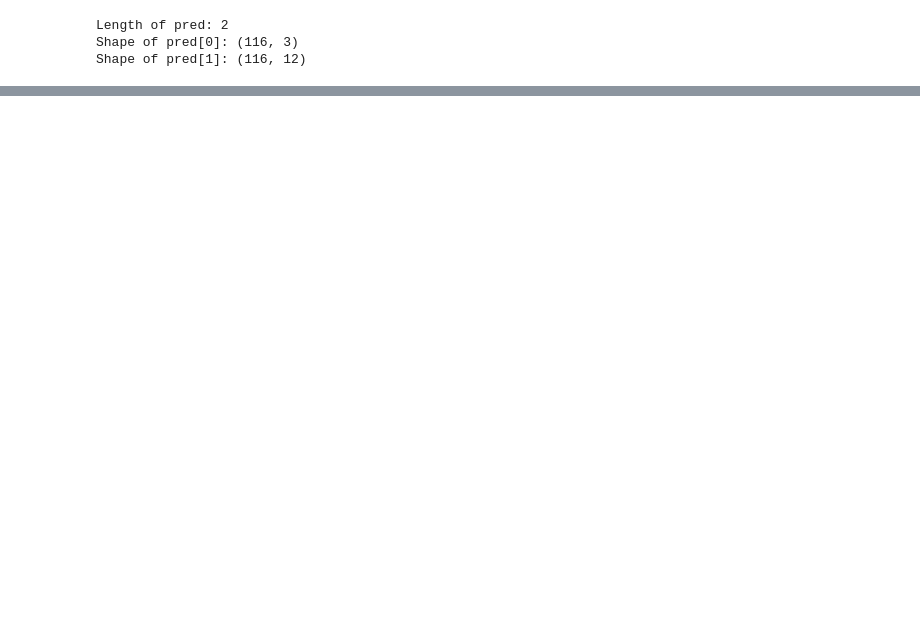
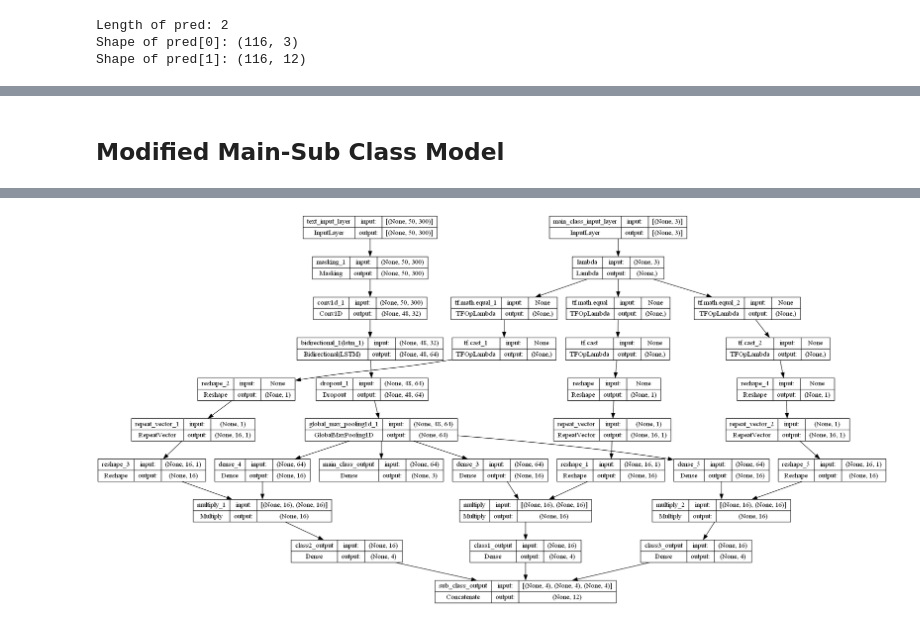
Before and after one commit to AthimetA/Chefbot, a Jupyter notebook: chefbot_Main_Sub_Baseline.ipynb, the cells around one changed output, grey strips where cells are left out. Saved outputs shown, nothing was run; the diff lists cells and outputs as text; code cells hidden in the pictures; blank space fills up the shorter version.

Commit message:
Test model done

```diff
--- a/chefbot_Main_Sub_Baseline.ipynb
+++ b/chefbot_Main_Sub_Baseline.ipynb
@@ -682,0 +683,70 @@ weighted avg       0.12      0.16      0.12       116
+# %% [markdown]
+## **Modified Main-Sub Class Model**
+# %%
+# Test model
+max_len = 50
+word_vector_size = 300
+main_class_label = ['class1', 'class2', 'class3']
+sub_class_label = {'class1': ['sub11', 'sub12', 'sub13', 'sub14'],
+                   'class2': ['sub21', 'sub22', 'sub23', 'sub24'],
+                   'class3': ['sub31', 'sub32', 'sub33', 'sub34']}
+# Test model
+# Define inputs
+text_input_layer  = Input(shape=(max_len, word_vector_size), dtype='float32', name='text_input_layer')
+main_class_input_layer  = Input(shape=(len(main_class_label),), dtype='float32', name='main_class_input_layer')
+
+# Define layers
+masking_layer = Masking(mask_value=0.0)(text_input_layer)
+conv1d_layer_1 = Conv1D(filters=32, kernel_size=3, activation='relu')(masking_layer)
+bi_lstm_layer_1 = Bidirectional(LSTM(32, return_sequences=True))(conv1d_layer_1)
+dropout_layer_1 = Dropout(0.2)(bi_lstm_layer_1)
+global_max_pooling_layer_1 = GlobalMaxPooling1D()(dropout_layer_1)
+
+# Main class output
+main_class_output_layer = Dense(len(main_class_label), activation='softmax', name='main_class_output')(global_max_pooling_layer_1)
+
+# Argmax of main class input
+main_class_input_argmax = Lambda(lambda x: K.argmax(x))(main_class_input_layer)
+
+# Sub class output
+sub_class_output_layers = {}
+for main_class in main_class_label:
+    # Create binary mask that is 1 only when the main class is correct
+    # Current shpae of main class input argmax is (None, )
+    binary_mask = K.cast(K.equal(main_class_input_argmax, main_class_label.index(main_class)), dtype='float32')
+    # Reshape the binary mask to (None, 1)
+    reshape_binary_mask = Reshape((-1,))(binary_mask)
+    # Repeat the binary mask to (None, 16, 1)
+    repeat_binary_mask = RepeatVector(16)(reshape_binary_mask)
+    # Reshape the binary mask to (None, 16)
+    reshape_repeat_binary_mask = Reshape((16,))(repeat_binary_mask)
+
+    # Define dense layer for each sub class outputs
+    dense_layer = Dense(16, activation='relu')(global_max_pooling_layer_1)
+
+    # Apply the binary mask to the dense layer output
+    masked_dense_layer = Multiply()([dense_layer, reshape_repeat_binary_mask])
+
+    # Define the sub class output layer
+    sub_class_output_layer = Dense(len(sub_class_label[main_class]), activation='softmax', name=f'{main_class}_output')(masked_dense_layer)
+
+    # Add the masked dense layer to the sub class output dictionary
+    sub_class_output_layers[main_class] = sub_class_output_layer
+
+# Concatenate all sub class output layers
+concat_sub_class_output_layers = Concatenate(name = 'sub_class_output')(list(sub_class_output_layers.values()))
+
+# Define the model
+model = Model(inputs=[text_input_layer, main_class_input_layer], outputs=[main_class_output_layer, concat_sub_class_output_layers])
+
+loss = {'main_class_output': 'categorical_crossentropy',
+         'sub_class_output': 'categorical_crossentropy'}
+loss_weights = {'main_class_output': 1.0,
+                'sub_class_output': 1.0}
+metrics = {'main_class_output': 'accuracy',
+            'sub_class_output': 'accuracy'}
+optimizer = Adam(learning_rate=0.001)
+model.compile(optimizer=optimizer, loss=loss, loss_weights=loss_weights, metrics=metrics)
+model.summary()
+plot_model(model, to_file='modified_model.png', show_shapes=True, show_layer_names=True)
+# %% [output]
@@ -682,0 +770 @@ weighted avg       0.12      0.16      0.12       116
+[figure, added]
```
Also changed, not shown: parts of 19 cells of this notebook, 4 other files.
